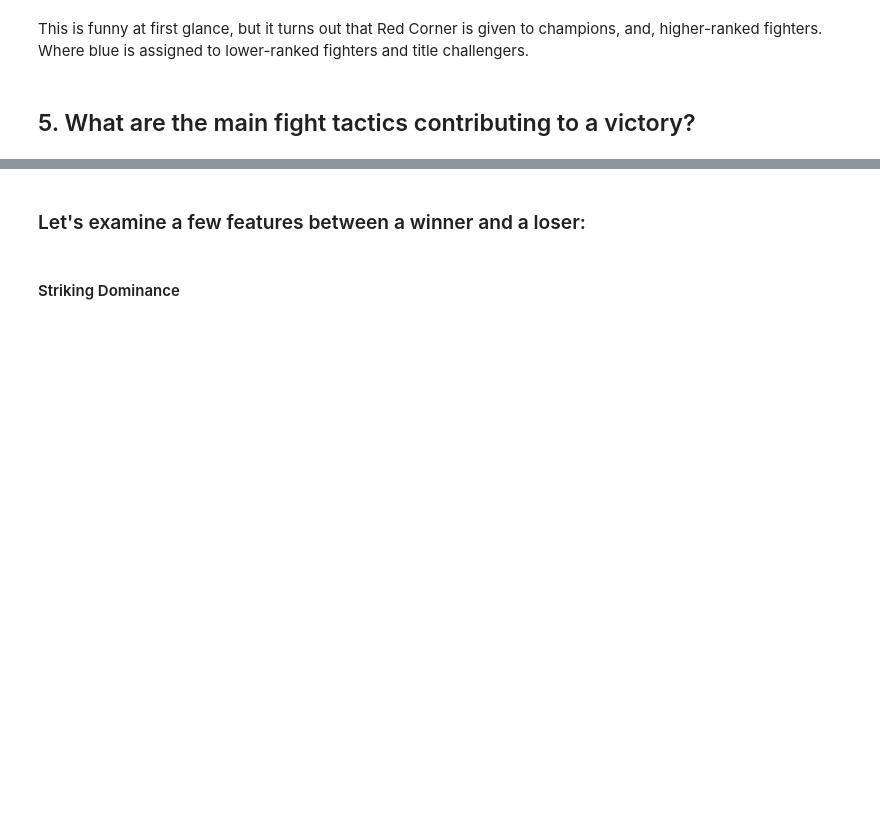
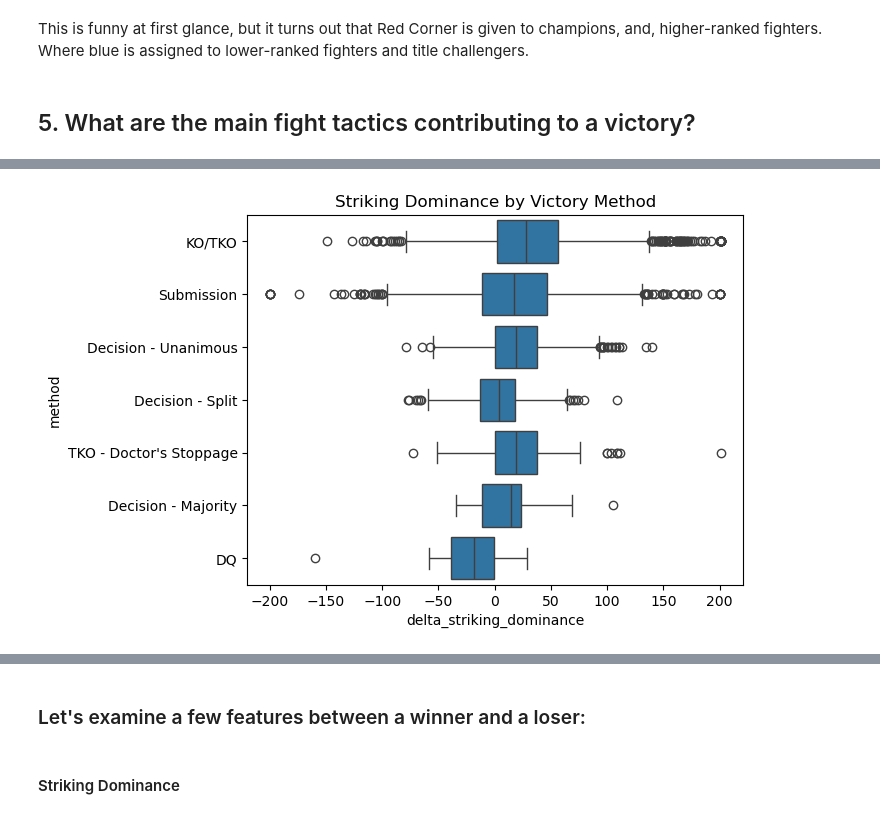
Before and after one commit to komaksym/UFC-DataLab, a Jupyter notebook: src/EDA/eda.ipynb, the cells around one changed output, grey strips where cells are left out. Cells and saved outputs as stored; diff of their text form; code cells hidden in the pictures; blank space fills up the shorter version.

```diff
--- a/src/EDA/eda.ipynb
+++ b/src/EDA/eda.ipynb
@@ -576,0 +441,6 @@ This is funny at first glance, but it turns out that Red Corner is given to cham
+# %%
+sns.boxplot(x='delta_striking_dominance', y='method', data=df)
+plt.title("Striking Dominance by Victory Method")
+plt.show()
+# %% [output]
+[figure, added]
```
Also changed, not shown: parts of 56 cells of this notebook, 13 other files.
